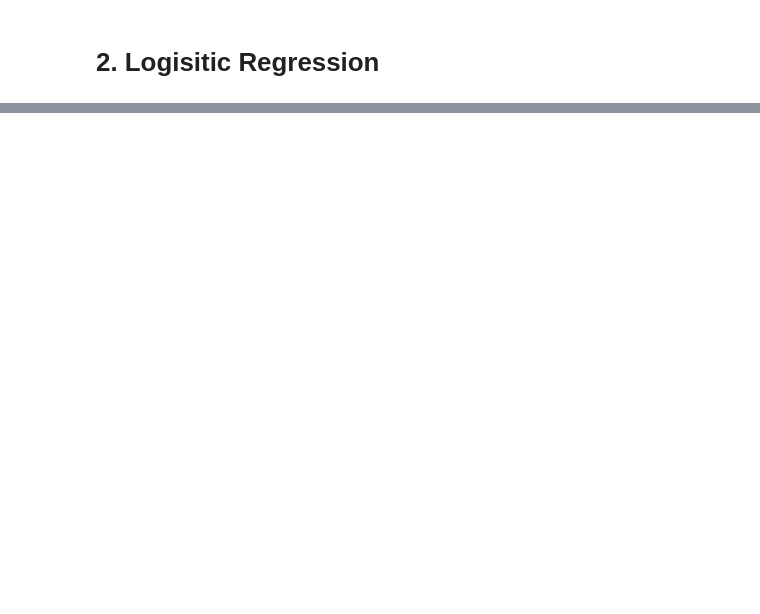
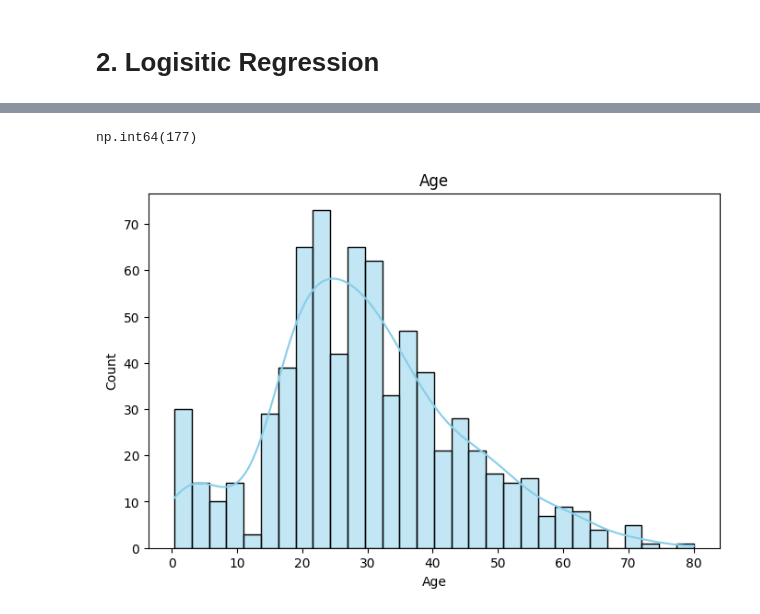
Before and after one commit to afterSt0rm/Amnil-AI-Internship, a Jupyter notebook: Linear Regression & Logistic Regression.ipynb, the cells around one changed output, grey strips where cells are left out. Cells and saved outputs as stored; diff of their text form; code cells hidden in the pictures; blank space fills up the shorter version.

```diff
--- a/Linear Regression & Logistic Regression.ipynb
+++ b/Linear Regression & Logistic Regression.ipynb
@@ -208,0 +217,3 @@ Testing R2 Score: 0.8994380241009119
+# %%
+titanic_df = pd.read_csv("titanic/train.csv")
+titanic_df.head()
@@ -208,0 +327,15 @@ Testing R2 Score: 0.8994380241009119
+# %%
+# check null values in age column
+titanic_df['Age'].isnull().sum()
+# %% [output]
+np.int64(177)
+# %%
+# Plot histogram of 'Age' column
+plt.figure(figsize=(8,5))
+sns.histplot(titanic_df['Age'], kde=True, bins=30, color='skyblue')
+plt.title("Age")
+plt.xlabel("Age")
+plt.ylabel("Count")
+plt.show()
+# %% [output]
+[figure, added]
```
Also changed, not shown: parts of 41 cells of this notebook.
